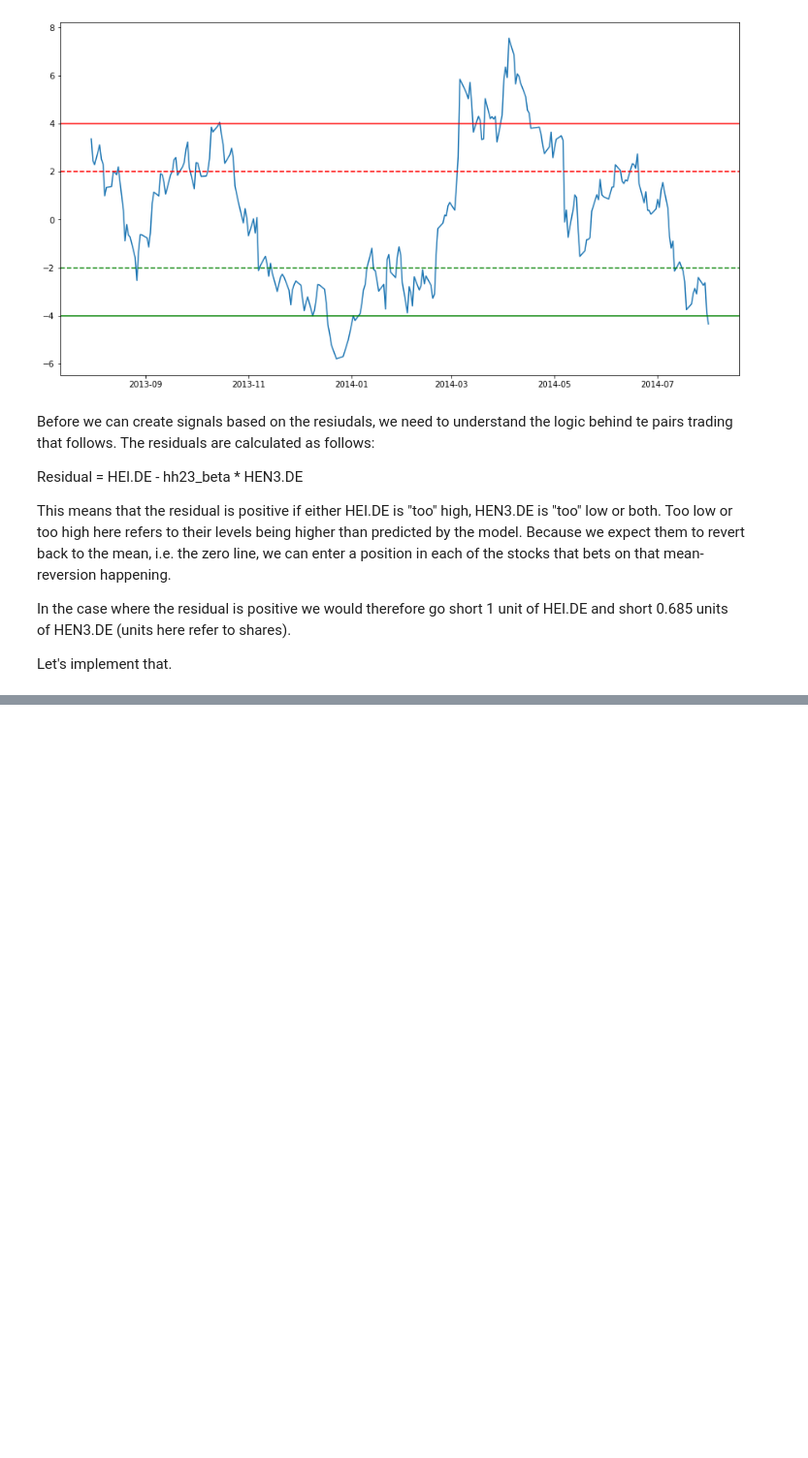
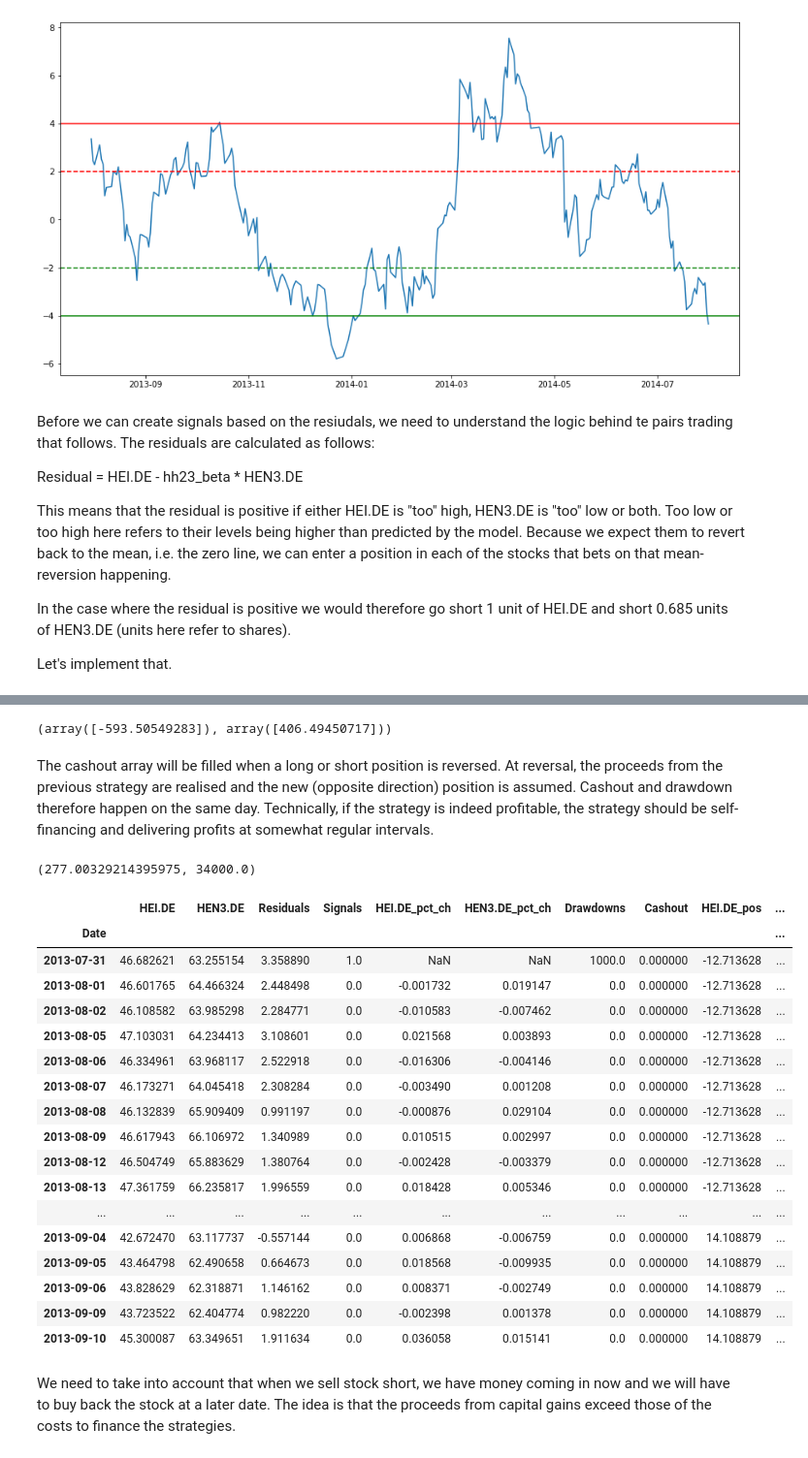
Before and after one commit to JoBe10/DAX-Cointegration, a Jupyter notebook: DAX_Cointegrated_Trading.ipynb, the cells around one changed output, grey strips where cells are left out. Shown: that part at 97% size. Saved outputs shown, nothing was run; the diff lists cells and outputs as text; code cells hidden in the pictures; blank space fills up the shorter version.

```diff
--- a/DAX_Cointegrated_Trading.ipynb
+++ b/DAX_Cointegrated_Trading.ipynb
@@ -400,0 +426,12 @@ hei_hen_4.head(30)
+# %%
+hei_investment, hen_investment
+# %% [output]
+(array([-593.50549283]), array([406.49450717]))
+# %%
+# Create an column for drawdowns
+hei_hen_4['Drawdowns'] = hei_hen_4['Signals'].apply(lambda x: abs(x) * investment_size)
+# %%
+# Create an array for cashouts
+hh4_cashout = np.zeros(hh4_resds.shape)
+# %% [markdown]
+The cashout array will be filled when a long or short position is reversed. At reversal, the proceeds from the previous strategy are realised and the new (opposite direction) position is assumed. Cashout and drawdown therefore happen on the same day. Technically, if the strategy is indeed profitable, the strategy should be self-financing and delivering profits at somewhat regular intervals.
@@ -400,0 +446,65 @@ hei_hen_4.head(30)
+# %%
+for i in range(len(hh4_sigs)):
+    if i == 0:
+        if hh4_sigs[i] != 0:
+            hei_pos[i]  = (hei_investment * hh4_sigs[i]) / hei_price[i]
+            hen_pos[i]  = (hen_investment * hh4_sigs[i]) / hen_price[i]
+    else:
+        if hh4_sigs[i] == 0:
+            hei_pos[i] = hei_pos[i-1]
+            hen_pos[i] = hen_pos[i-1]
+        elif hh4_sigs[i] == 2:
+            hei_pos[i]  += (hei_investment * hh4_sigs[i]) / hei_price[i]
+            hen_pos[i]  += (hen_investment * hh4_sigs[i]) / hen_price[i]
+        elif hh4_sigs[i] == 1:
+            if hei_pos[i-1] > 0:
+                hh4_cashout[i] = (hei_pos[i-1] * -1 * hei_price[i]) + (hen_pos[i-1] * -1 * hen_price[i])
+                hei_pos[i]  = (hei_investment * hh4_sigs[i]) / hei_price[i]
+                hen_pos[i]  = (hen_investment * hh4_sigs[i]) / hen_price[i]
+            else:
+                hei_pos[i]  += (hei_investment * hh4_sigs[i]) / hei_price[i]
+                hen_pos[i]  += (hen_investment * hh4_sigs[i]) / hen_price[i]
+        elif hh4_sigs[i] == -2:
+            hei_pos[i]  += (hei_investment * hh4_sigs[i]) / hei_price[i]
+            hen_pos[i]  += (hen_investment * hh4_sigs[i]) / hen_price[i]
+        elif hh4_sigs[i] == -1:
+            if hei_pos[i-1] < 0:
+                hh4_cashout[i] = (hei_pos[i-1] * -1 * hei_price[i]) + (hen_pos[i-1] * -1 * hen_price[i])
+                hei_pos[i]  = (hei_investment * hh4_sigs[i]) / hei_price[i]
+                hen_pos[i]  = (hen_investment * hh4_sigs[i]) / hen_price[i]
+            else:
+                hei_pos[i]  += (hei_investment * hh4_sigs[i]) / hei_price[i]
+                hen_pos[i]  += (hen_investment * hh4_sigs[i]) / hen_price[i]
+# %%
+hei_hen_4['Cashout'] = hh4_cashout
+hei_hen_4['HEI.DE_pos'] = hei_pos
+hei_hen_4['HEN3.DE_pos'] = hen_pos
+# %%
+total_cashout = hei_hen_4['Cashout'].sum()
+total_drawdown = hei_hen_4['Drawdowns'].sum()
+total_cashout, total_drawdown
+# %% [output]
+(277.00329214395975, 34000.0)
+# %%
+hei_hen_4.head(30)
+# %% [output]
+|  | HEI.DE | HEN3.DE | Residuals | Signals | HEI.DE_pct_ch | HEN3.DE_pct_ch | Drawdowns | Cashout | HEI.DE_pos | ... |
+| Date |  |  |  |  |  |  |  |  |  | ... |
+| 2013-07-31 | 46.682621 | 63.255154 | 3.358890 | 1.0 | NaN | NaN | 1000.0 | 0.000000 | -12.713628 | ... |
+| 2013-08-01 | 46.601765 | 64.466324 | 2.448498 | 0.0 | -0.001732 | 0.019147 | 0.0 | 0.000000 | -12.713628 | ... |
+| 2013-08-02 | 46.108582 | 63.985298 | 2.284771 | 0.0 | -0.010583 | -0.007462 | 0.0 | 0.000000 | -12.713628 | ... |
+| 2013-08-05 | 47.103031 | 64.234413 | 3.108601 | 0.0 | 0.021568 | 0.003893 | 0.0 | 0.000000 | -12.713628 | ... |
+| 2013-08-06 | 46.334961 | 63.968117 | 2.522918 | 0.0 | -0.016306 | -0.004146 | 0.0 | 0.000000 | -12.713628 | ... |
+| 2013-08-07 | 46.173271 | 64.045418 | 2.308284 | 0.0 | -0.003490 | 0.001208 | 0.0 | 0.000000 | -12.713628 | ... |
+| 2013-08-08 | 46.132839 | 65.909409 | 0.991197 | 0.0 | -0.000876 | 0.029104 | 0.0 | 0.000000 | -12.713628 | ... |
+| 2013-08-09 | 46.617943 | 66.106972 | 1.340989 | 0.0 | 0.010515 | 0.002997 | 0.0 | 0.000000 | -12.713628 | ... |
+| 2013-08-12 | 46.504749 | 65.883629 | 1.380764 | 0.0 | -0.002428 | -0.003379 | 0.0 | 0.000000 | -12.713628 | ... |
+| 2013-08-13 | 47.361759 | 66.235817 | 1.996559 | 0.0 | 0.018428 | 0.005346 | 0.0 | 0.000000 | -12.713628 | ... |
+| ... | ... | ... | ... | ... | ... | ... | ... | ... | ... | ... |
+| 2013-09-04 | 42.672470 | 63.117737 | -0.557144 | 0.0 | 0.006868 | -0.006759 | 0.0 | 0.000000 | 14.108879 | ... |
+| 2013-09-05 | 43.464798 | 62.490658 | 0.664673 | 0.0 | 0.018568 | -0.009935 | 0.0 | 0.000000 | 14.108879 | ... |
+| 2013-09-06 | 43.828629 | 62.318871 | 1.146162 | 0.0 | 0.008371 | -0.002749 | 0.0 | 0.000000 | 14.108879 | ... |
+| 2013-09-09 | 43.723522 | 62.404774 | 0.982220 | 0.0 | -0.002398 | 0.001378 | 0.0 | 0.000000 | 14.108879 | ... |
+| 2013-09-10 | 45.300087 | 63.349651 | 1.911634 | 0.0 | 0.036058 | 0.015141 | 0.0 | 0.000000 | 14.108879 | ... |
+# %% [markdown]
+We need to take into account that when we sell stock short, we have money coming in now and we will have to buy back the stock at a later date. The idea is that the proceeds from capital gains exceed those of the costs to finance the strategies.
```
Also changed, not shown: parts of 9 cells of this notebook.
